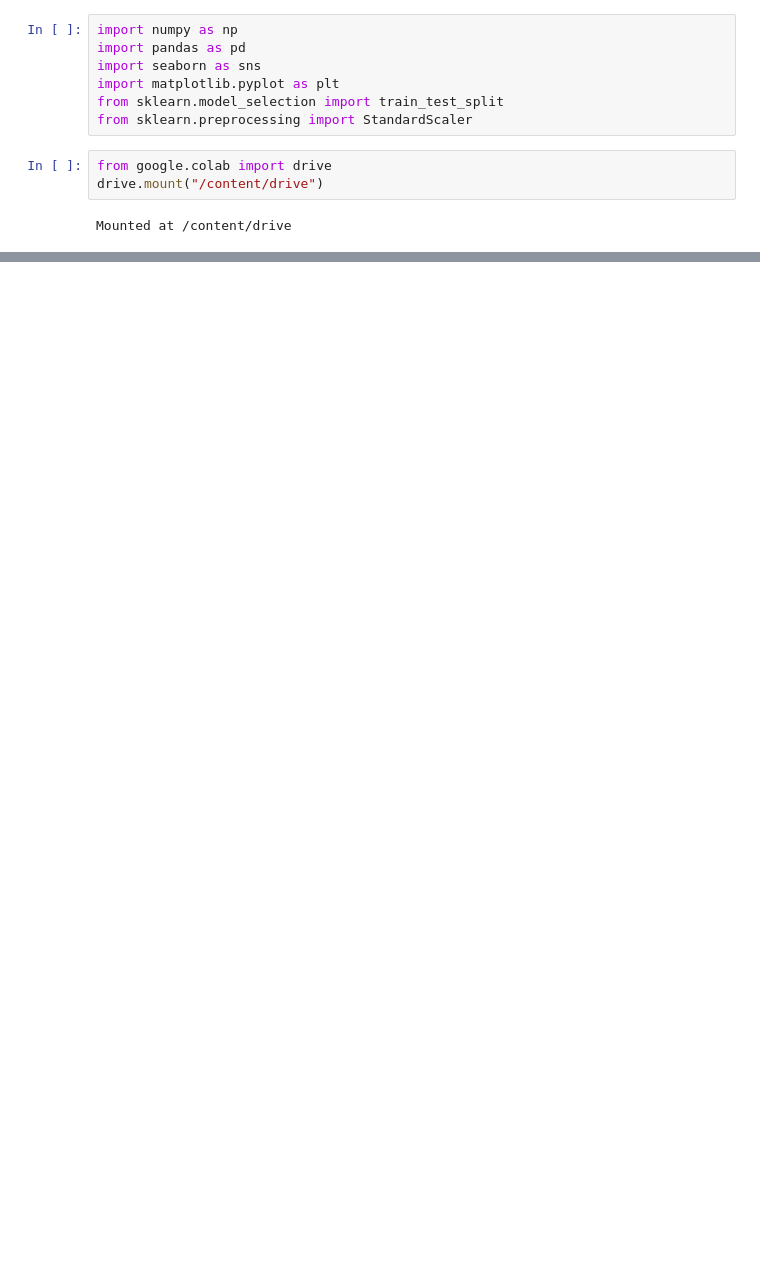
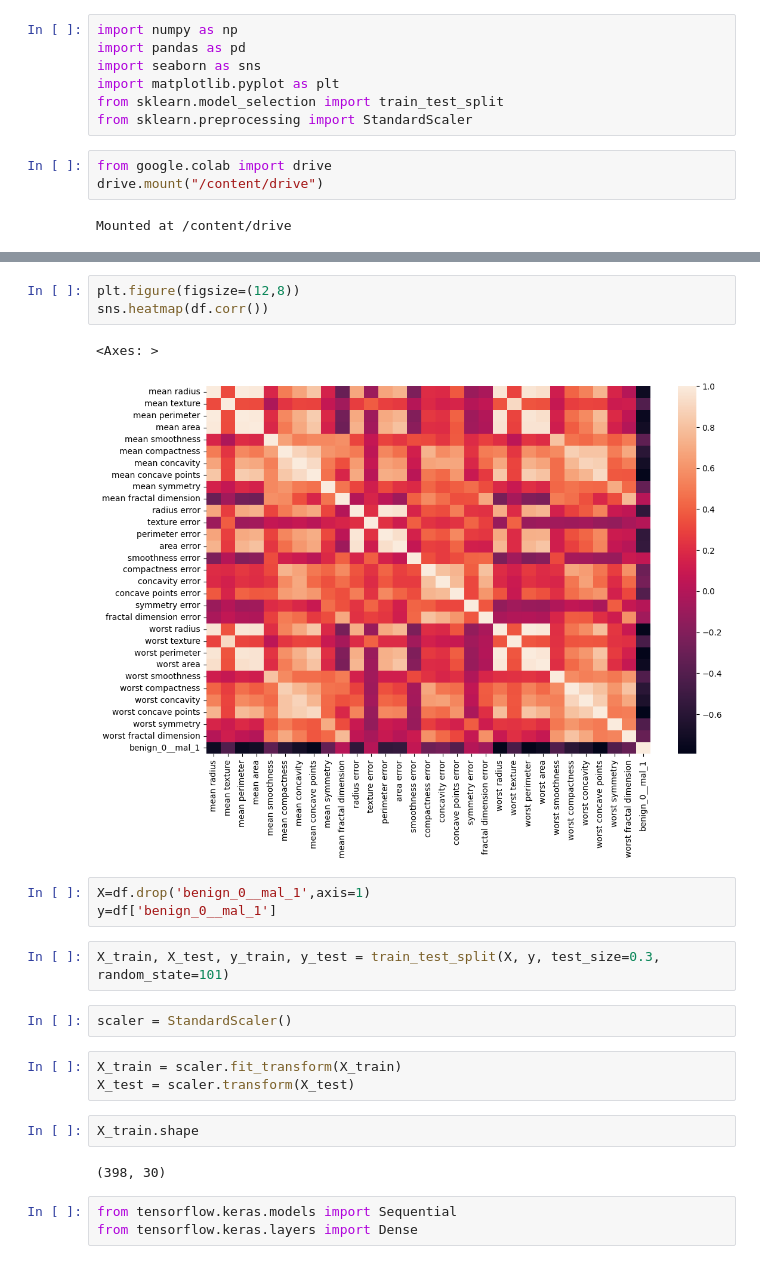
Before and after one commit to lovepreetmultani/python, a Jupyter notebook: CanceClassificationDeepLearning.ipynb, the cells around one changed output, grey strips where cells are left out. Drawn from its saved outputs; the diff is of its cells as text; blank space fills up the shorter version.

```diff
--- a/CanceClassificationDeepLearning.ipynb
+++ b/CanceClassificationDeepLearning.ipynb
@@ -16,0 +70,23 @@ df=pd.read_csv("drive/My Drive/TensorFlow_FILES/DATA/kc_house_data.csv")
+# %%
+plt.figure(figsize=(12,8))
+sns.heatmap(df.corr())
+# %% [output]
+<Axes: >
+[figure, added]
+# %%
+X=df.drop('benign_0__mal_1',axis=1)
+y=df['benign_0__mal_1']
+# %%
+X_train, X_test, y_train, y_test = train_test_split(X, y, test_size=0.3, random_state=101)
+# %%
+scaler = StandardScaler()
+# %%
+X_train = scaler.fit_transform(X_train)
+X_test = scaler.transform(X_test)
+# %%
+X_train.shape
+# %% [output]
+(398, 30)
+# %%
+from tensorflow.keras.models import Sequential
+from tensorflow.keras.layers import Dense
```
Also changed, not shown: parts of 28 cells of this notebook.
